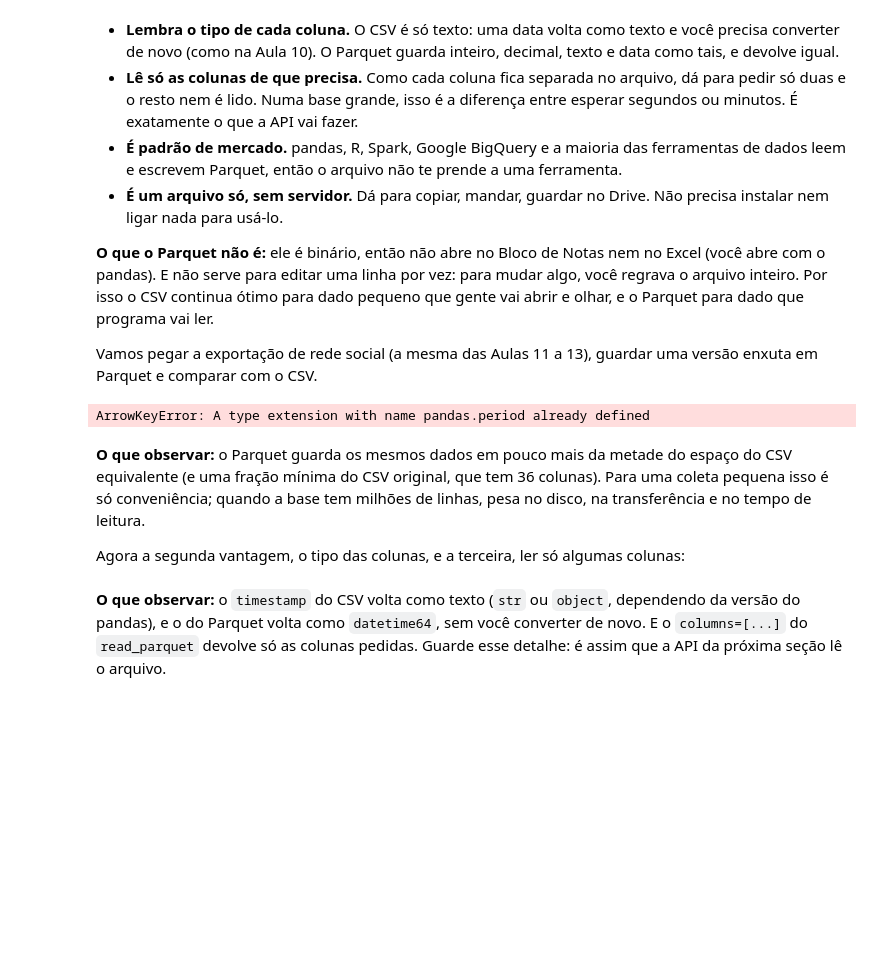
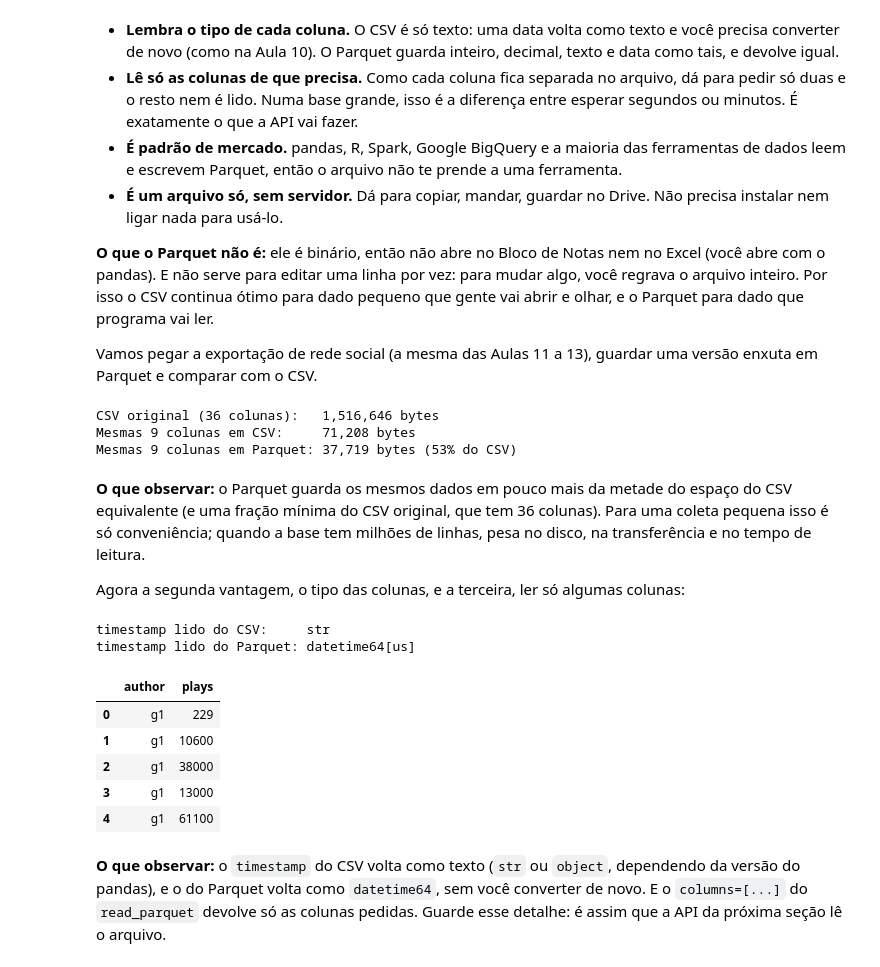
Before and after one commit to sablewin22/extracao-dados-trabalhos-sabrinalewin, a Jupyter notebook: projetos/20-api-e-persistencia/exercicios/20-api-e-persistencia.ipynb, the cells around one changed output. Drawn from its saved outputs; the diff is of its cells as text; code cells hidden in the pictures; blank space fills up the shorter version.

```diff
--- a/projetos/20-api-e-persistencia/exercicios/20-api-e-persistencia.ipynb
+++ b/projetos/20-api-e-persistencia/exercicios/20-api-e-persistencia.ipynb
@@ -374,7 +374,7 @@ Vamos pegar a exportação de rede social (a mesma das Aulas 11 a 13), guardar u
 import pandas as pd
 from pathlib import Path
 
-posts = pd.read_csv("dados/exportacao.csv", sep=";").drop_duplicates()
+posts = pd.read_csv("data/exportacao.csv", sep=";").drop_duplicates()
 
 # guardamos só as colunas que interessam (o CSV tem 36)
 colunas = ["id", "author", "author_followers", "timestamp",
@@ -382,33 +382,44 @@ colunas = ["id", "author", "author_followers", "timestamp",
 posts_slim = posts[colunas].copy()
 posts_slim["timestamp"] = pd.to_datetime(posts_slim["timestamp"])  # texto vira data de verdade (Aula 10)
 
-Path("dados").mkdir(exist_ok=True)
-posts_slim.to_parquet("dados/coleta.parquet", index=False)  # grava o Parquet (usa a biblioteca pyarrow)
-posts_slim.to_csv("dados/coleta_slim.csv", index=False)     # o mesmo dado em CSV, só para comparar
+Path("data").mkdir(exist_ok=True)
+posts_slim.to_parquet("data/coleta.parquet", index=False)  # grava o Parquet (usa a biblioteca pyarrow)
+posts_slim.to_csv("data/coleta_slim.csv", index=False)     # o mesmo dado em CSV, só para comparar
 
-tam_original = Path("dados/exportacao.csv").stat().st_size
-tam_csv = Path("dados/coleta_slim.csv").stat().st_size
-tam_parquet = Path("dados/coleta.parquet").stat().st_size
+tam_original = Path("data/exportacao.csv").stat().st_size
+tam_csv = Path("data/coleta_slim.csv").stat().st_size
+tam_parquet = Path("data/coleta.parquet").stat().st_size
 print(f"CSV original (36 colunas):   {tam_original:,} bytes")
 print(f"Mesmas 9 colunas em CSV:     {tam_csv:,} bytes")
 print(f"Mesmas 9 colunas em Parquet: {tam_parquet:,} bytes ({tam_parquet / tam_csv:.0%} do CSV)")
 # %% [output]
-ArrowKeyError: A type extension with name pandas.period already defined
+CSV original (36 colunas):   1,516,646 bytes
+Mesmas 9 colunas em CSV:     71,208 bytes
+Mesmas 9 colunas em Parquet: 37,719 bytes (53% do CSV)
 # %% [markdown]
 **O que observar:** o Parquet guarda os mesmos dados em pouco mais da metade do espaço do CSV equivalente (e uma fração mínima do CSV original, que tem 36 colunas). Para uma coleta pequena isso é só conveniência; quando a base tem milhões de linhas, pesa no disco, na transferência e no tempo de leitura.
 
 Agora a segunda vantagem, o tipo das colunas, e a terceira, ler só algumas colunas:
 # %%
-de_csv = pd.read_csv("dados/coleta_slim.csv")
-de_parquet = pd.read_parquet("dados/coleta.parquet")
+de_csv = pd.read_csv("data/coleta_slim.csv")
+de_parquet = pd.read_parquet("data/coleta.parquet")
 
 # o CSV devolve a data como texto; o Parquet lembra que era data
 print("timestamp lido do CSV:    ", de_csv["timestamp"].dtype)
 print("timestamp lido do Parquet:", de_parquet["timestamp"].dtype)
 
 # lendo só duas colunas: o Parquet não precisa tocar nas outras sete
-so_duas = pd.read_parquet("dados/coleta.parquet", columns=["author", "plays"])
+so_duas = pd.read_parquet("data/coleta.parquet", columns=["author", "plays"])
 so_duas.head()
+# %% [output]
+timestamp lido do CSV:     str
+timestamp lido do Parquet: datetime64[us]
+|  | author | plays |
+| 0 | g1 | 229 |
+| 1 | g1 | 10600 |
+| 2 | g1 | 38000 |
+| 3 | g1 | 13000 |
+| 4 | g1 | 61100 |
 # %% [markdown]
 **O que observar:** o `timestamp` do CSV volta como texto (`str` ou `object`, dependendo da versão do pandas), e o do Parquet volta como `datetime64`, sem você converter de novo. E o `columns=[...]` do `read_parquet` devolve só as colunas pedidas. Guarde esse detalhe: é assim que a API da próxima seção lê o arquivo.
 # %% [markdown]
```
Also changed, not shown: 3 other files.
